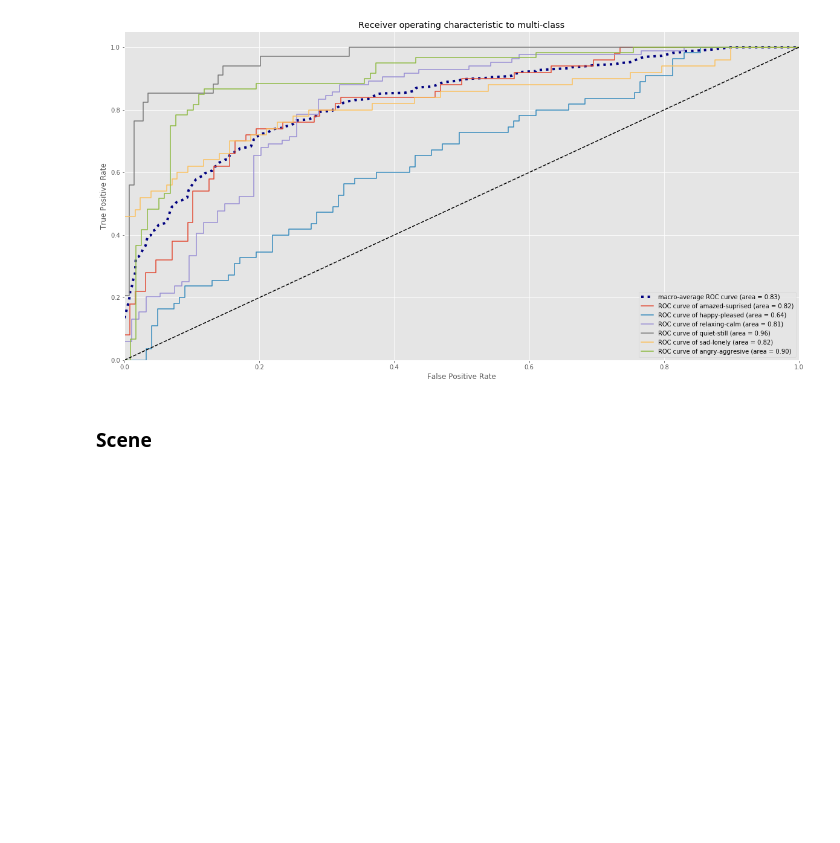
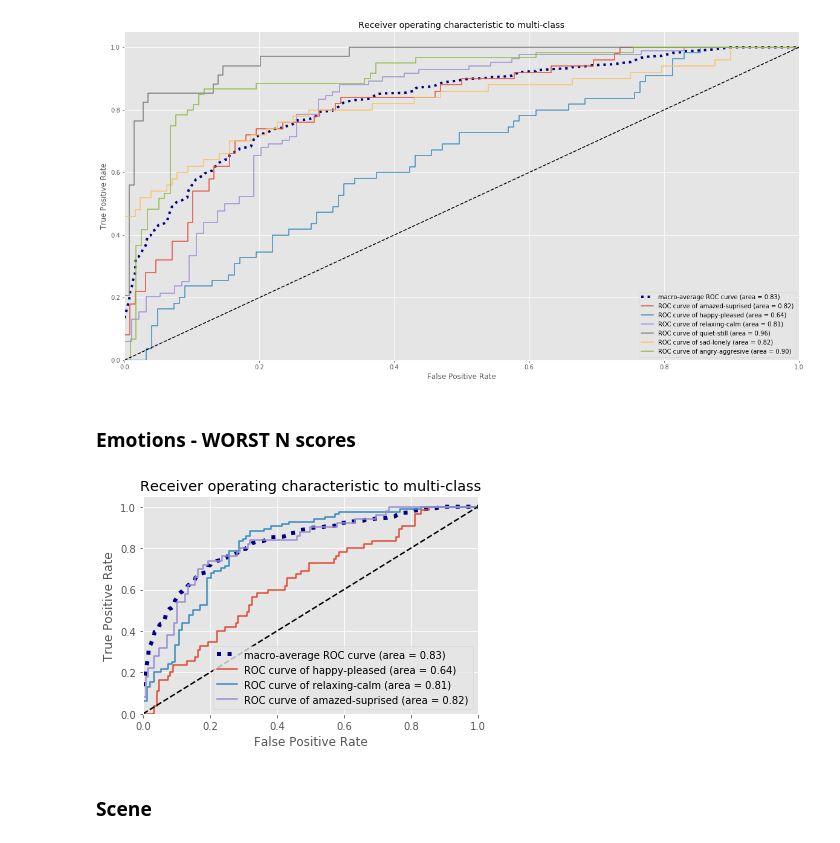
Before and after one commit to dusicastepic/Multi-label-classification-, a Jupyter notebook: MLC - proba.ipynb, the cells around one changed output. Drawn from its saved outputs; the diff is of its cells as text; code cells hidden in the pictures; blank space fills up the shorter version.

```diff
--- a/MLC - proba.ipynb
+++ b/MLC - proba.ipynb
@@ -918,14 +823,13 @@ def MakeRocAucPlot( a_train, b_train,a_test,b_test):
 def GetWantedClasses(a,df):
     proba=pd.DataFrame()
     for i in range(0,len(a)):
-        proba['Class'+str(a[i]+1)]=pd.Series(df['Class'+str(a[i]+1)])
+        proba[df.columns[a[i]]]=pd.Series(df[df.columns[a[i]]])
     return proba
 # %%
-def GetClassNames(a):
+def GetClassNames(a,df):
         classNames=[]
-
         for i in range(len(a)):
-            classNames.append('Class'+str(a[i]+1))
+            classNames.append(df.columns[a[i]])
         return classNames
 # %%
 def All_ROC_AUC_Scores(a_train, b_train,a_test,b_test):
@@ -1008,7 +893,7 @@ def plotOnlyN(n,operation,a_train, b_train,a_test,b_test):
 
 # Binarize the output
 
-    y = label_binarize(GetWantedClasses(pd.to_numeric(df[0]).ravel(),b_train),classes=pd.Index(GetClassNames(pd.to_numeric(df[0]).ravel())))
+    y = label_binarize(GetWantedClasses(pd.to_numeric(df[0]).ravel(),b_train),classes=pd.Index(GetClassNames(pd.to_numeric(df[0]).ravel(),b_train)))
 
     n_classes = y.shape[1]
 
@@ -1026,20 +911,6 @@ def plotOnlyN(n,operation,a_train, b_train,a_test,b_test):
 
     # Compute macro-average ROC curve and ROC area
 
-# First aggregate all false positive rates
-    #all_fpr = np.unique(np.concatenate([fpr[i] for i in range(n_classes)]))
-
-# Then interpolate all ROC curves at this points
-    #mean_tpr = np.zeros_like(all_fpr)
-    #for i in range(n_classes):
-     #   mean_tpr += interp(all_fpr, fpr[i], tpr[i])
-
-# Finally average it and compute AUC
-    #mean_tpr /= n_classes
-
-    #fpr["macro"] = all_fpr
-   # tpr["macro"] = mean_tpr
-  #  roc_auc["macro"] = auc(fpr["macro"], tpr["macro"])
     fpr2,tpr2,roc_auc2=All_ROC_AUC_Scores(a_train, b_train,a_test,b_test)
     fpr["macro"],tpr["macro"],roc_auc["macro"]=roc_auc_macro(fpr2,tpr2,b_train.shape[1])
 
@@ -1052,7 +923,7 @@ def plotOnlyN(n,operation,a_train, b_train,a_test,b_test):
          color='navy', linestyle=':', linewidth=4)
 
     for i in range(n_classes):
-        plt.plot(fpr[i], tpr[i], label='ROC curve of '+pd.Index(GetClassNames(pd.to_numeric(df[0]).ravel()))[i]+' (area = {0:0.2f})'
+        plt.plot(fpr[i], tpr[i], label='ROC curve of '+pd.Index(GetClassNames(pd.to_numeric(df[0]).ravel(),b_train))[i]+' (area = {0:0.2f})'
                                    ''.format(roc_auc[i]))
 
     plt.plot([0, 1], [0, 1], 'k--')
@@ -1099,6 +969,12 @@ plotOnlyN(3,1,x_yeast_train, y_yeast_train,x_yeast_test,y_yeast_test)
 MakeRocAucPlot( x_emotions_train, y_emotions_train,x_emotions_test,y_emotions_test)
 # %% [output]
 [figure]
+# %% [markdown]
+### Emotions - WORST N scores
+# %%
+plotOnlyN(3,1,x_emotions_train, y_emotions_train,x_emotions_test,y_emotions_test)
+# %% [output]
+[figure, added]
 # %% [markdown]
 ### Scene
 # %%
```
Also changed, not shown: parts of 101 cells of this notebook.
